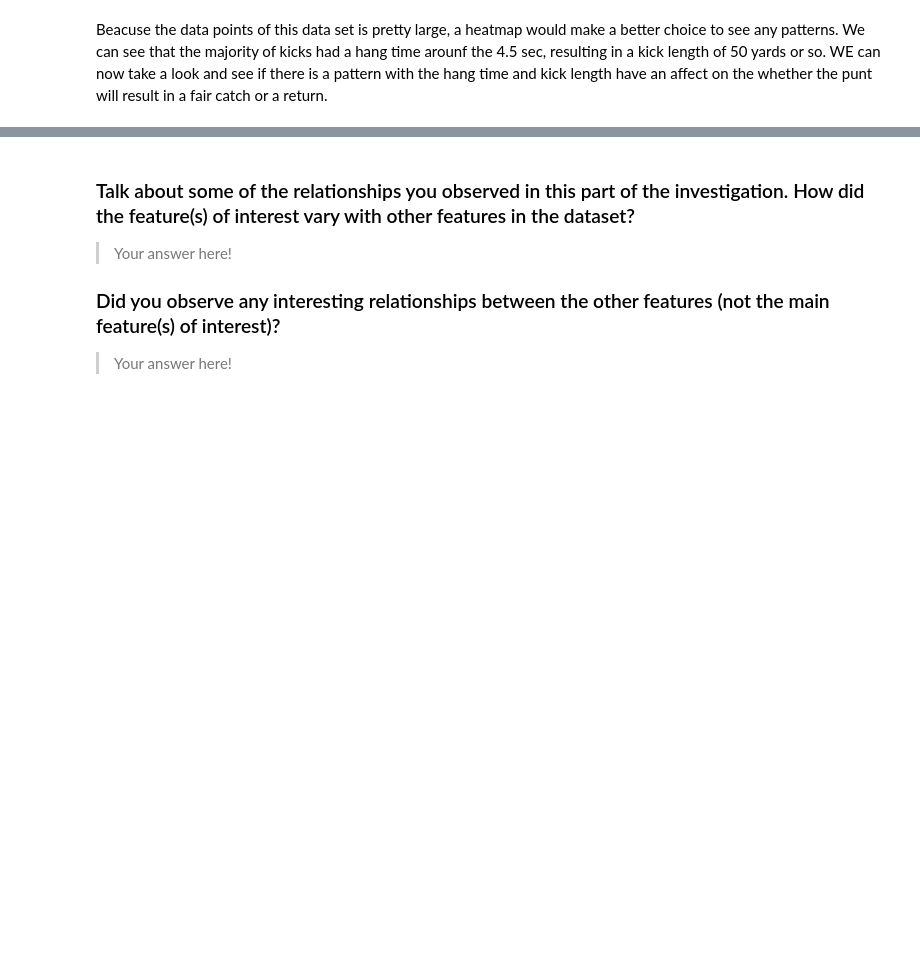
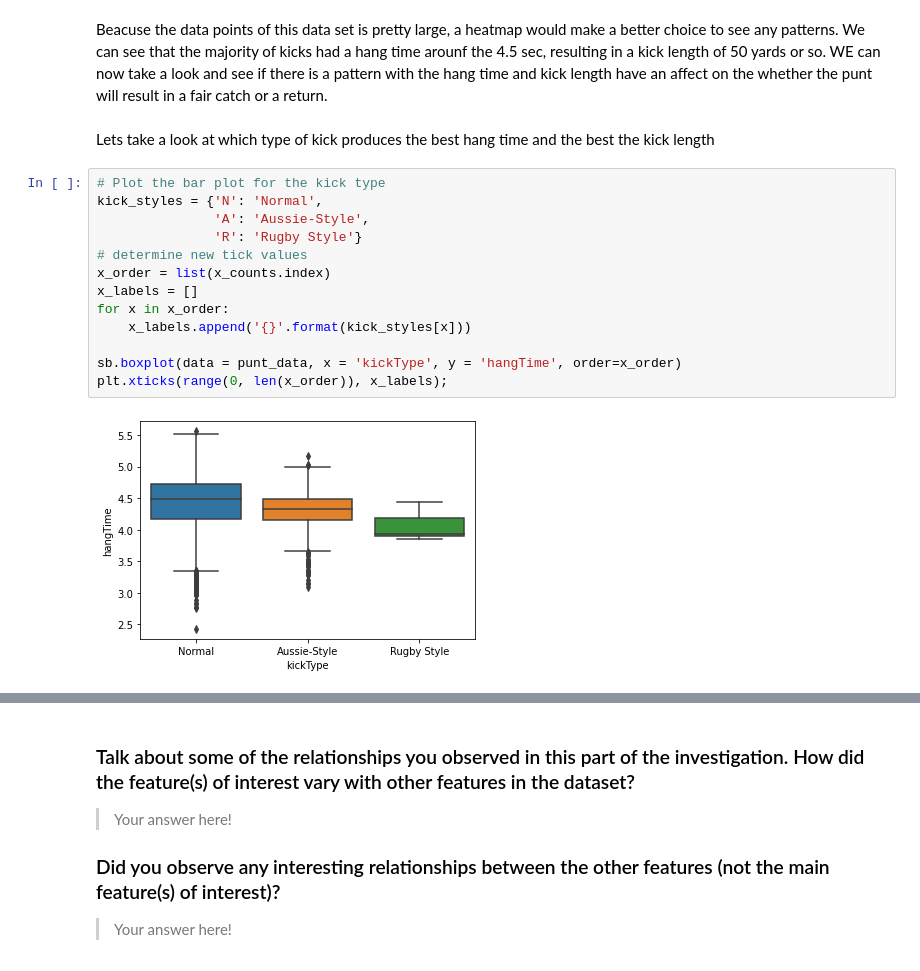
Before and after one commit to dkrejcarek/punt_analysis, a Jupyter notebook: Part_I_exploration_template.ipynb, the cells around one changed output, grey strips where cells are left out. Drawn from its saved outputs; the diff is of its cells as text; blank space fills up the shorter version.

```diff
--- a/Part_I_exploration_template.ipynb
+++ b/Part_I_exploration_template.ipynb
@@ -673,3 +673,20 @@ plt.ylabel('Kick Length Yards');
 [figure]
 # %% [markdown]
 Beacuse the data points of this data set is pretty large, a heatmap would make a better choice to see any patterns.  We can see that the majority of kicks had a hang time arounf the 4.5 sec, resulting in a kick length of 50 yards or so.  WE can now take a look and see if there is a pattern with the hang time and kick length have an affect on the whether the punt will result in a fair catch or a return.
+# %% [markdown]
+Lets take a look at which type of kick produces the best hang time and the best the kick length
+# %%
+# Plot the bar plot for the kick type
+kick_styles = {'N': 'Normal',
+               'A': 'Aussie-Style',
+               'R': 'Rugby Style'}
+# determine new tick values
+x_order = list(x_counts.index)
+x_labels = []
+for x in x_order:
+    x_labels.append('{}'.format(kick_styles[x]))
+
+sb.boxplot(data = punt_data, x = 'kickType', y = 'hangTime', order=x_order)
+plt.xticks(range(0, len(x_order)), x_labels);
+# %% [output]
+[figure, added]
```
Also changed, not shown: parts of 13 cells of this notebook.
